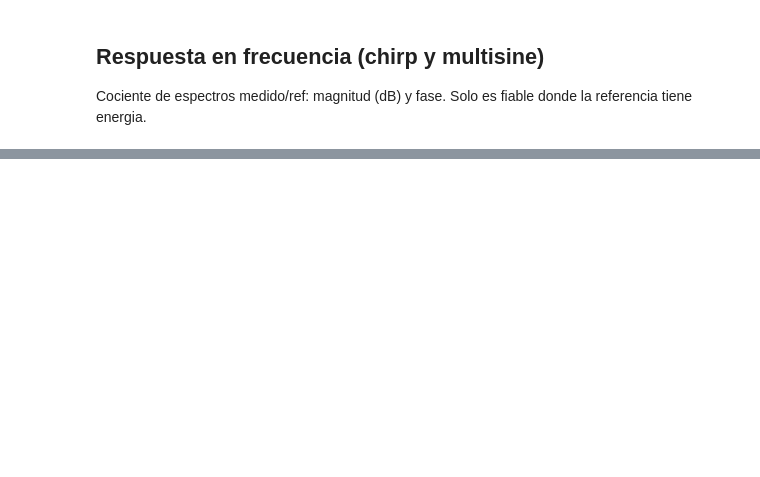
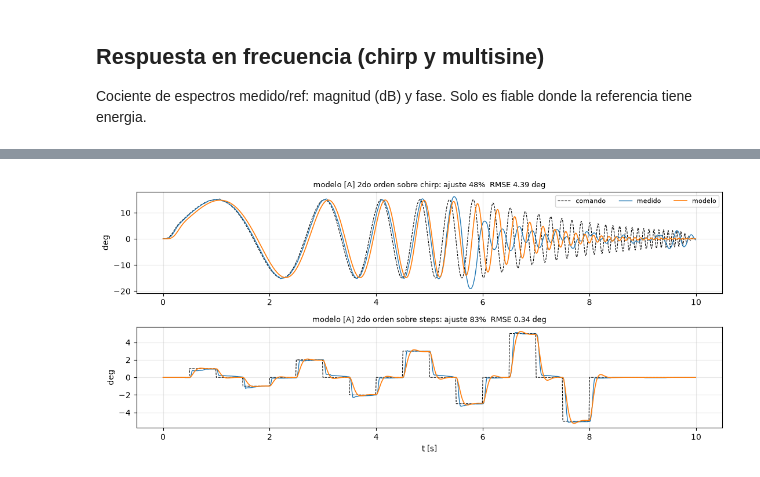
Before and after one commit to CarlitosssT/Tesis-Senecabot, a Jupyter notebook: hardware/myactuator_esp32/sysid/visualizar_sysid.ipynb, the cells around one changed output, grey strips where cells are left out. Cells and saved outputs as stored; diff of their text form; code cells hidden in the pictures; blank space fills up the shorter version.

```diff
--- a/hardware/myactuator_esp32/sysid/visualizar_sysid.ipynb
+++ b/hardware/myactuator_esp32/sysid/visualizar_sysid.ipynb
@@ -114,0 +273,6 @@ plt.tight_layout(); plt.show()
+# %%
+GRUPO, MODELO, SOLO = 'A', '2do orden', ['chirp', 'steps']   # SOLO = None -> todos los del grupo
+sel = None if SOLO is None else [d for d in TODOS if d['name'].strip('_') in SOLO]
+graficar_modelo(GRUPO, MODELO, sel)
+# %% [output]
+[figure, added]
```
Also changed, not shown: parts of 18 cells of this notebook, 8 other files.
